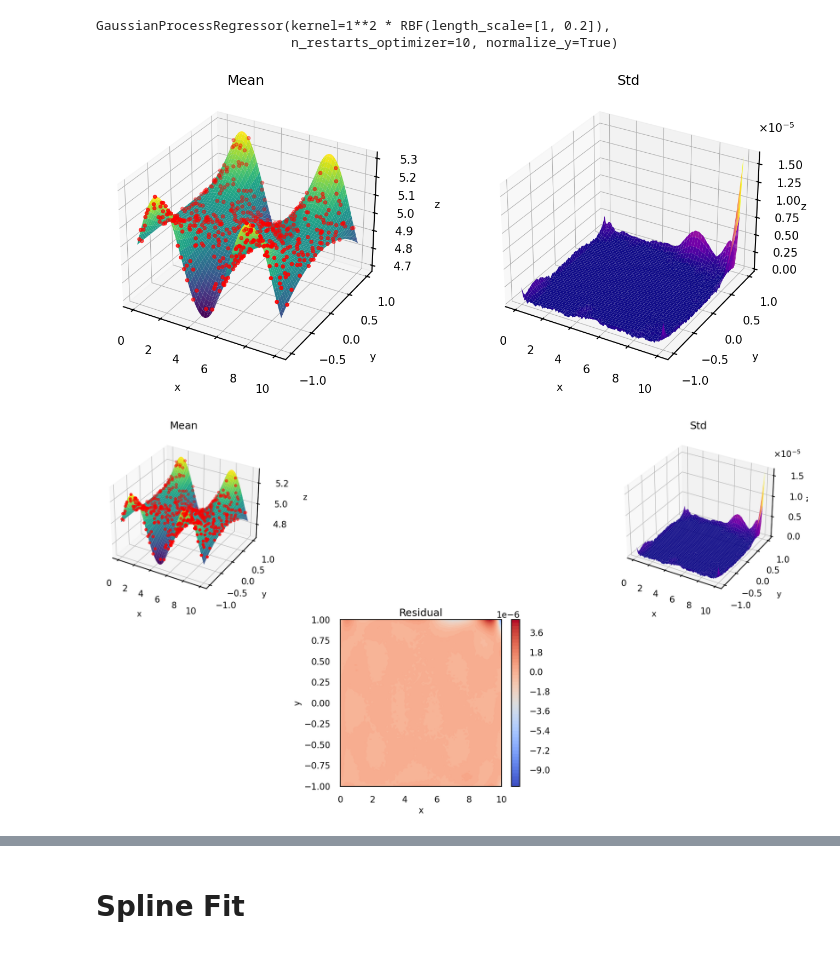
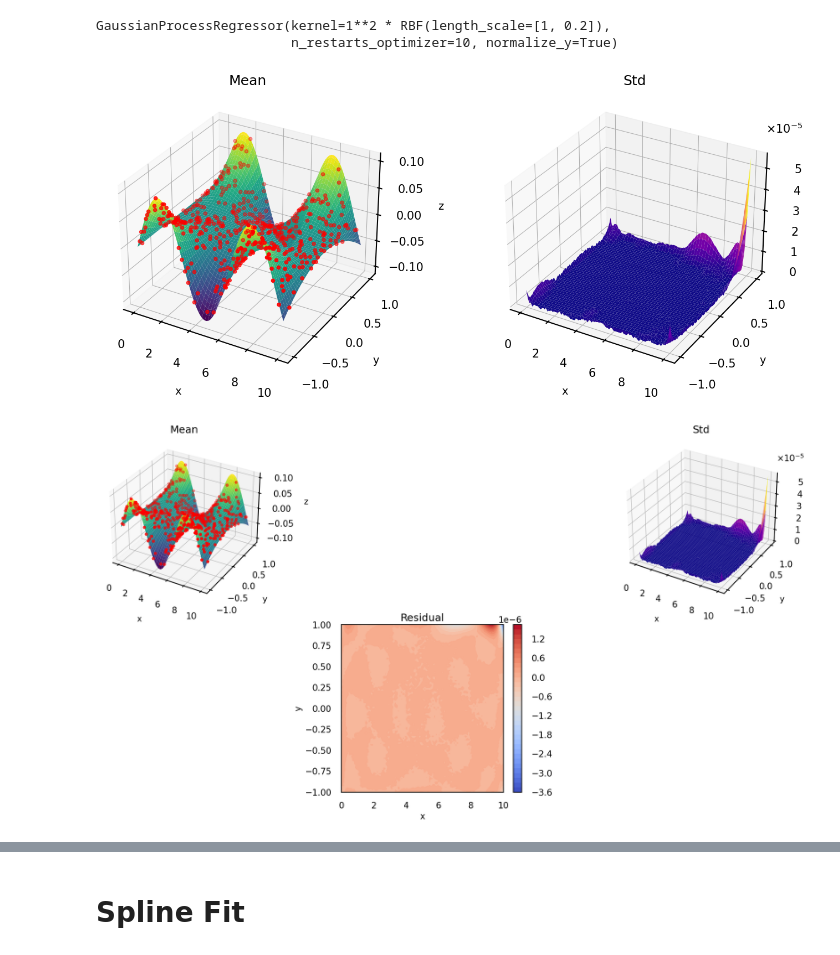
Before and after one commit to AfrozSaqlain/Scientific_Coding, a Jupyter notebook: gaussian_process_regression_2D.ipynb, the cells around one changed output, grey strips where cells are left out. Saved outputs shown, nothing was run; the diff lists cells and outputs as text; code cells hidden in the pictures.

```diff
--- a/gaussian_process_regression_2D.ipynb
+++ b/gaussian_process_regression_2D.ipynb
@@ -70,15 +70,15 @@ mean, std = gp.predict(X_pred, return_std=True)
 Z_mean = mean.reshape(X.shape)
 Z_std = std.reshape(X.shape)
 # %%
-Z_mean = undo_preprocessing(Z_mean, params)
+# Z_mean = undo_preprocessing(Z_mean, params)
 
 X_train[:, 0] = undo_preprocessing(X_train[:, 0], params)
 
-z_train = undo_preprocessing(z_train, params)
+# z_train = undo_preprocessing(z_train, params)
 
 X = undo_preprocessing(X, params)
 
-Z_std = undo_preprocessing(Z_std, params)
+# Z_std = undo_preprocessing(Z_std, params)
 # %%
 fig = plt.figure(figsize=(16, 6))
 
@@ -102,9 +102,9 @@ ax2.set_zlabel('z', fontsize=14, labelpad=17)
 plt.tight_layout(rect=[0, 0, 0.95, 1])
 plt.show()
 # %% [output]
-[figure, old version]
+[figure, new version]
 # %%
-residual = Z_mean - undo_preprocessing(Z, params)
+residual = Z_mean - Z
 
 fig = plt.figure(figsize=(18, 10))
 gs = fig.add_gridspec(2, 3)
@@ -112,34 +112,34 @@ gs = fig.add_gridspec(2, 3)
 # Mean
 ax1 = fig.add_subplot(gs[0, 0], projection='3d')
 ax1.plot_surface(X, Y, Z_mean, cmap='viridis')
 ax1.scatter(X_train[:, 0], X_train[:, 1], z_train, color='r', s=20)
 ax1.set_title('Mean')
 ax1.set_xlabel('x', fontsize=14, labelpad=30)
 ax1.set_ylabel('y', fontsize=14, labelpad=30)
 ax1.set_zlabel('z', fontsize=14, labelpad=30)
 
 # Std
 ax2 = fig.add_subplot(gs[0, 2], projection='3d')
 ax2.plot_surface(X, Y, Z_std, cmap='plasma')
 ax2.set_title('Std')
 ax2.zaxis.get_offset_text().set_visible(False)
 ax2.text2D(0.95, 0.85, r"$\times 10^{-5}$", transform=ax2.transAxes, fontsize=15)
 ax2.set_xlabel('x', fontsize=14, labelpad=30)
 ax2.set_ylabel('y', fontsize=14, labelpad=30)
 ax2.set_zlabel('z', fontsize=14, labelpad=17)
 
 # Residual (bottom middle)
 ax3 = fig.add_subplot(gs[1, 1])
 pcm = ax3.contourf(X, Y, residual, levels=50, cmap='coolwarm')
 fig.colorbar(pcm, ax=ax3)
 ax3.set_title('Residual')
 ax3.set_xlabel('x')
 ax3.set_ylabel('y')
 
 plt.tight_layout()
 plt.show()
 # %% [output]
-[figure, old version]
+[figure, new version]
 # %%
 fig = plt.figure(figsize=(10, 8))
 ax = fig.add_subplot(111, projection='3d')
```
Also changed, not shown: parts of 1 cell of this notebook.
